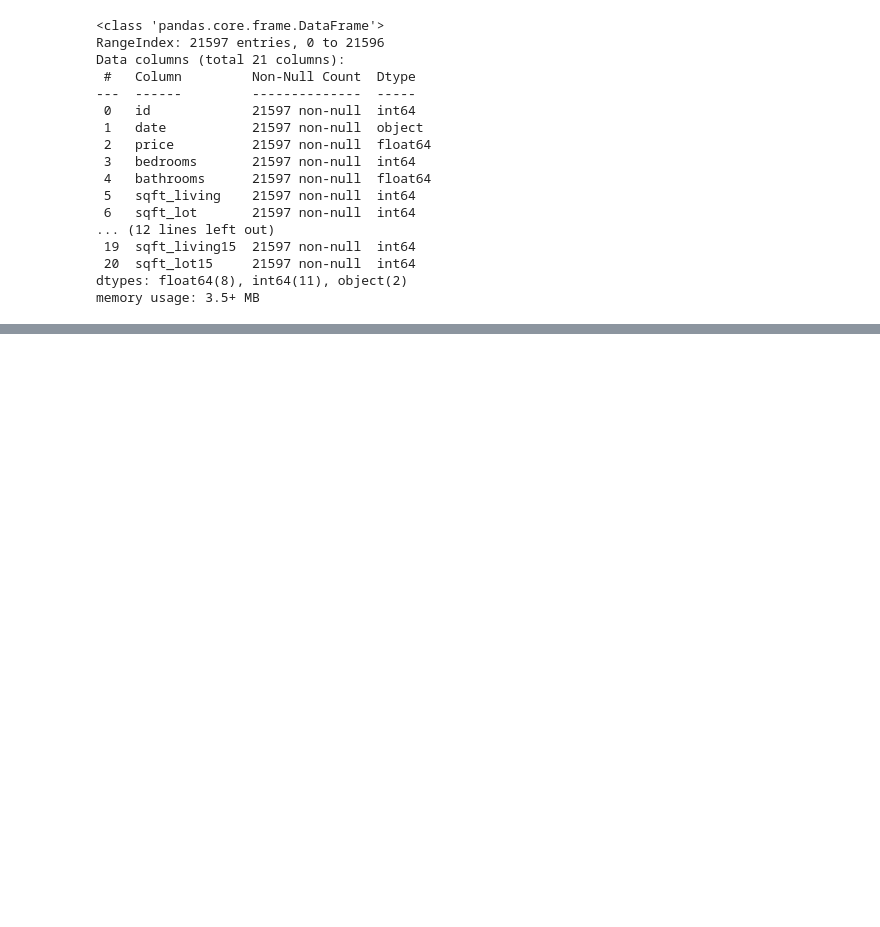
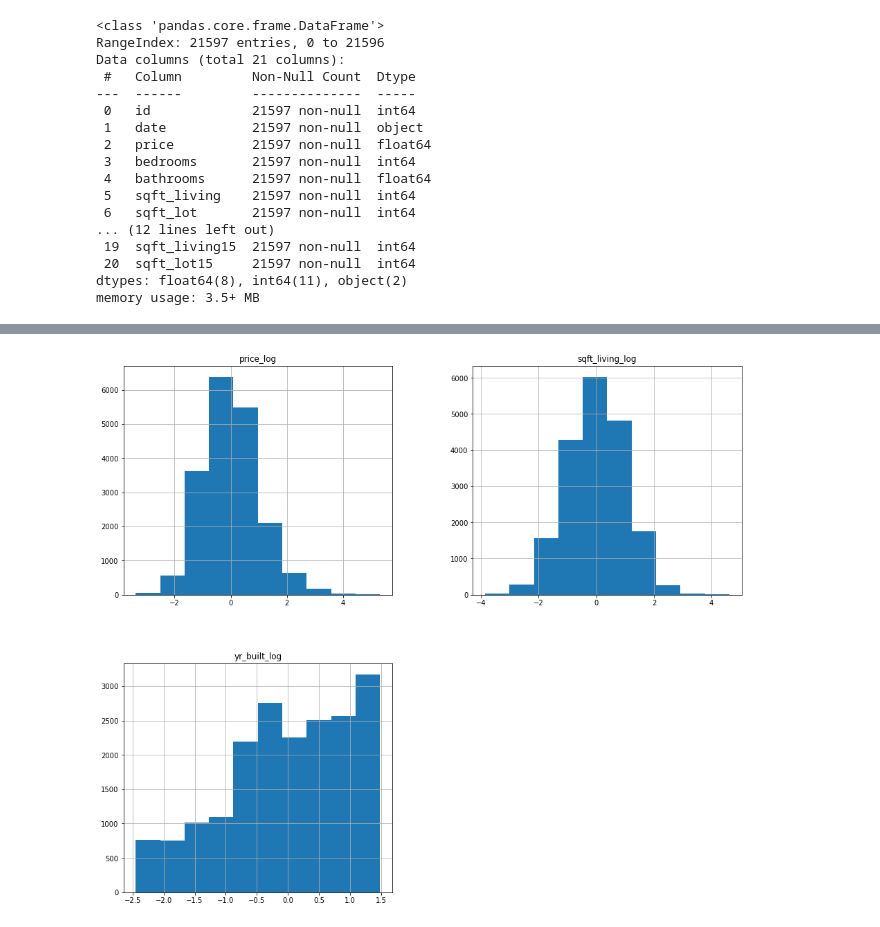
Before and after one commit to jonnyhof/kings_county_housing_analysis, a Jupyter notebook: king_county_housing_data_prep.ipynb, the cells around one changed output, grey strips where cells are left out. Drawn from its saved outputs; the diff is of its cells as text; code cells hidden in the pictures; blank space fills up the shorter version.

```diff
--- a/king_county_housing_data_prep.ipynb
+++ b/king_county_housing_data_prep.ipynb
@@ -47,0 +160,10 @@ house_data['yr_renovated'].isna().sum()
+# %%
+#standardize the continuous features
+def normalize(feature):
+    return (feature - feature.mean()) / feature.std()
+
+df_scaled = df_log.apply(normalize)
+
+df_scaled.hist(figsize = [16, 14]);
+# %% [output]
+[figure, added]
```
Also changed, not shown: parts of 53 cells of this notebook.
